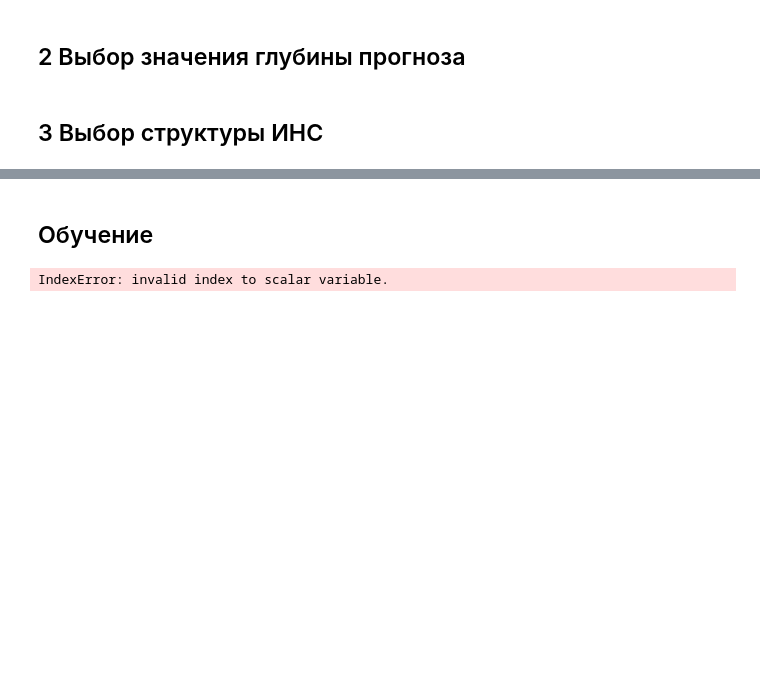
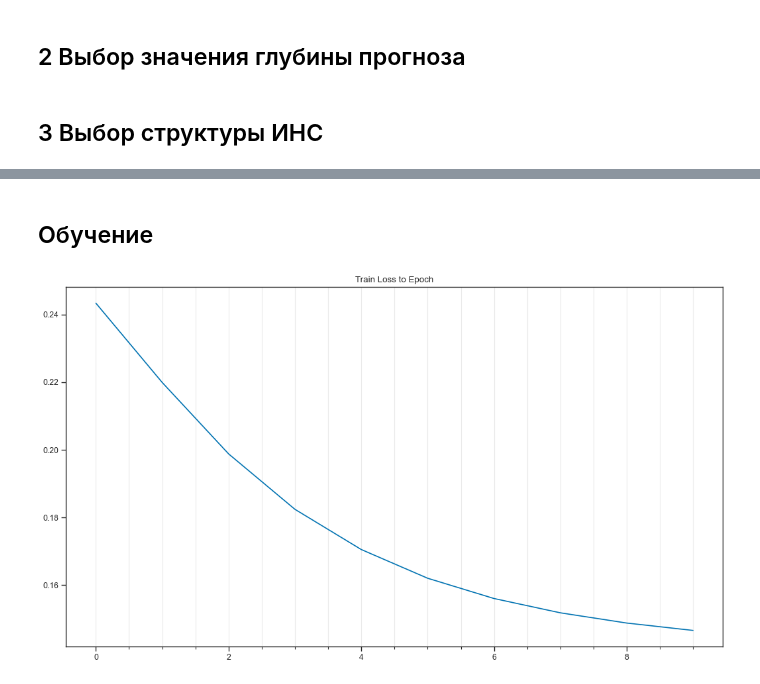
Before and after one commit to RelaxingCoyote/neural_networks, a Jupyter notebook: lb 1 dollar to euro forecasting/dollar_to_euro.ipynb, the cells around one changed output, grey strips where cells are left out. Cells and saved outputs as stored; diff of their text form; code cells hidden in the pictures; blank space fills up the shorter version.

Commit message:
fixed training, added weight decay and gradient descent momentum

```diff
--- a/lb 1 dollar to euro forecasting/dollar_to_euro.ipynb
+++ b/lb 1 dollar to euro forecasting/dollar_to_euro.ipynb
@@ -242,8 +283,8 @@ net.weights
-# %% [markdown]
-## Обучение
+# %% [markdown]
+## Обучение
 # %%
-def train(model,X_train,epochs=1,tau = 2,X_val=None,y_val=None):
-#     train_loss_history = []
+def train(model,X_train,epochs=1,tau = 2,X_val=None):
+    train_loss_history = []
 #     validation_accuracy_history = []
     for i in tqdm(range(epochs)):
         running_loss = 0
@@ -253,18 +294,18 @@ def train(model,X_train,epochs=1,tau = 2,X_val=None,y_val=None):
             net.back_propagation(X_train[i*tau+tau])
         epoch_loss = running_loss/len(X_train)
         train_loss_history.append(epoch_loss)
+    return train_loss_history
 #         print("train loss: {train_loss:.4f}".format(train_loss = epoch_loss))
-        if X_val is not None and y_val is not None:
-            y_preds = get_preds(model,X_val)
-            current_accuracy = accuracy_score(np.argmax(y_preds,axis=1), np.argmax(y_test,axis=1))
-            validation_accuracy_history.append(current_accuracy)
-#             print("accuracy: {accuracy:.4f}".format(accuracy = current_accuracy))
 
 #     return train_loss_history, validation_accuracy_history
-# %%
-tau_current_experiment = 2
-net = NN((tau_current_experiment,10,10,1))
-
-train(net,data_train['EUR'],epochs=1,X_val=None,y_val=None)
-# %% [output]
-IndexError: invalid index to scalar variable.
+# %%
+tau_current_experiment = 2
+net = NN((tau_current_experiment,6,6,1))
+
+train_loss = train(net,data_train['EUR'].to_numpy(),epochs=10)
+# %%
+plt.plot(train_loss)
+plt.title("Train Loss to Epoch")
+plt.show()
+# %% [output]
+[figure, added]
```
Also changed, not shown: parts of 10 cells of this notebook.
